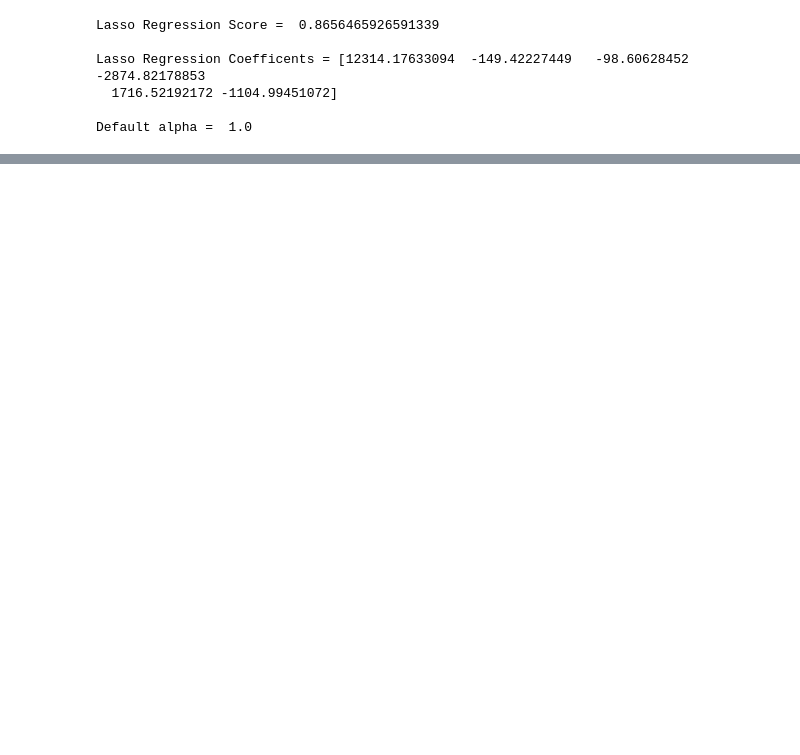
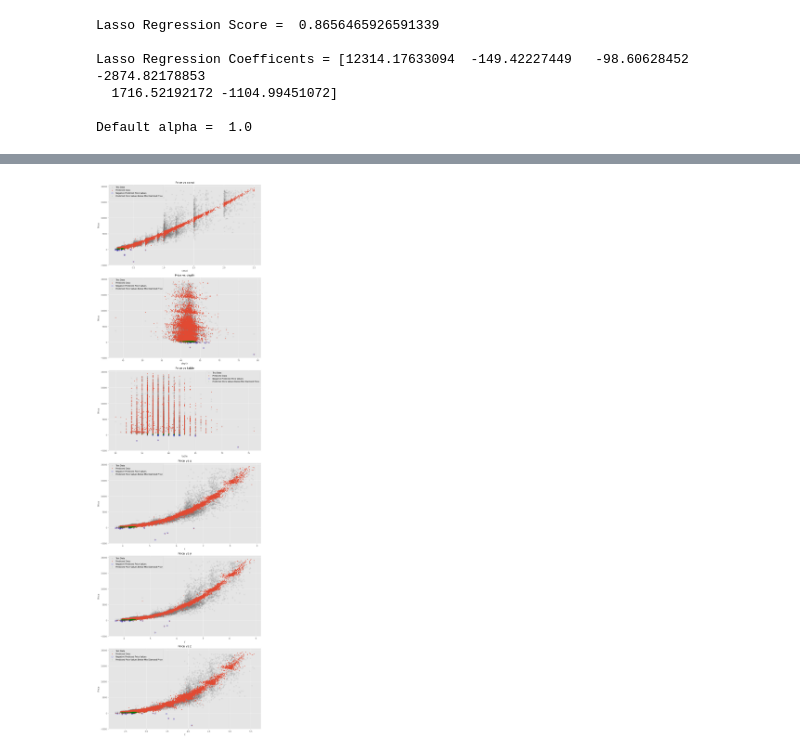
Before and after one commit to PaulSweeney89/ML-S_2021, a Jupyter notebook: scikit-learn.ipynb, the cells around one changed output, grey strips where cells are left out. Drawn from its saved outputs; the diff is of its cells as text; code cells hidden in the pictures; blank space fills up the shorter version.

```diff
--- a/scikit-learn.ipynb
+++ b/scikit-learn.ipynb
@@ -839,18 +847,3 @@ Lasso Regression Coefficents = [12314.17633094  -149.42227449   -98.60628452 -28
   1716.52192172 -1104.99451072]
 
 Default alpha =  1.0
-# %%
-fig, axes = plt.subplots(nrows=6, ncols=1, figsize=(12,40), sharey=True)
-
-column_names = ['carat', 'depth', 'table', 'x', 'y', 'z']
-
-for ax, column in zip(axes.flatten(), column_names):
-    ax.scatter(diamond_test_X[column], diamond_test_y, alpha=0.1, color='grey', label='Test Data')
-    ax.scatter(diamond_test_X[column], diamond_y_pred, alpha=0.1, marker='.', label='Predicted Data')
-
-    ax.set_title(f'Price vs {column}')
-    ax.legend()
-    ax.set_xlabel(column)
-    ax.set_ylabel('Price')
-
-fig.tight_layout()
@@ -948,0 +875,8 @@ https://jonathonbechtel.com/blog/2018/02/06/wines/
+# %%
+# Combine test data & predicted values into Pandas DataFrame
+d = {'Actual Price': diamond_test_y, 'Predicted Price': diamond_y_pred}
+
+df_test = pd.DataFrame(data=d)
+
+df_test = pd.merge(diamond_test_X, df_test, left_index=True, right_index=True)
+df_test[df_test['Predicted Price']<0].describe()
@@ -948,0 +893,23 @@ https://jonathonbechtel.com/blog/2018/02/06/wines/
+# %%
+fig, axes = plt.subplots(nrows=6, ncols=1, figsize=(12,40))
+
+column_names = ['carat', 'depth', 'table', 'x', 'y', 'z']
+#column_names = ['carat', 'x', 'y', 'z']
+
+for ax, column in zip(axes.flatten(), column_names):
+    ax.scatter(diamond_test_X[column], diamond_test_y, alpha=0.1, color='grey', label='Test Data')
+    ax.scatter(diamond_test_X[column], diamond_y_pred, marker='.', label='Predicted Data')
+    ax.scatter(df_test[df_test['Predicted Price']<0][column], df_test[df_test['Predicted Price']<0]['Predicted Price'],
+               s=50 , facecolor='none', edgecolor='b',  label="Negative Predicted Price Values")
+    ax.scatter(df_test[df_test['Predicted Price']<326][column], df_test[df_test['Predicted Price']<326]['Predicted Price'],
+               s=10 , facecolor='none', edgecolor='g', alpha=0.5, label="Predicted Price Values Below Min Diamond Price")
+
+
+    ax.set_title(f'Price vs {column}')
+    ax.legend()
+    ax.set_xlabel(column)
+    ax.set_ylabel('Price')
+
+fig.tight_layout()
+# %% [output]
+[figure, added]
```
Also changed, not shown: parts of 47 cells of this notebook.
